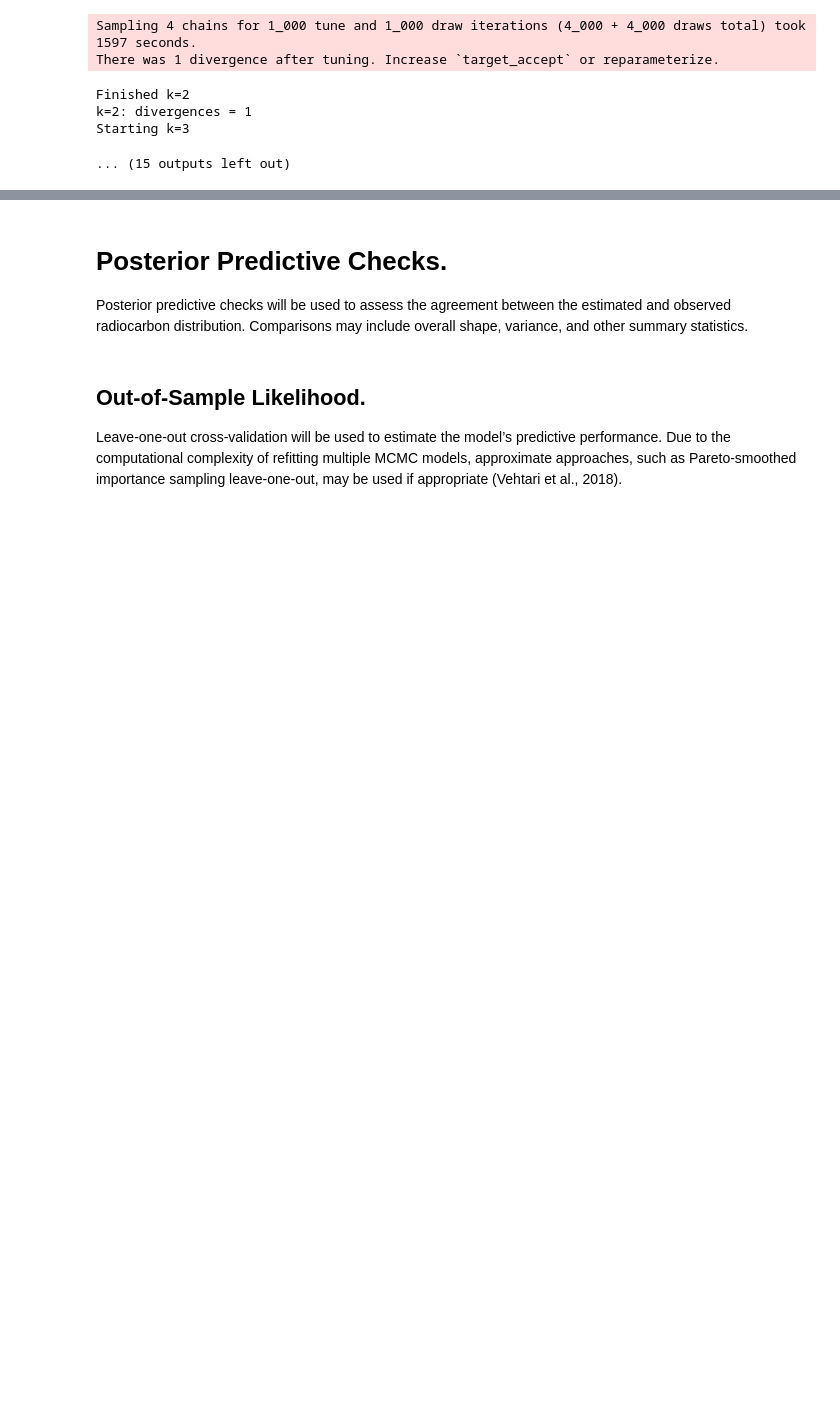
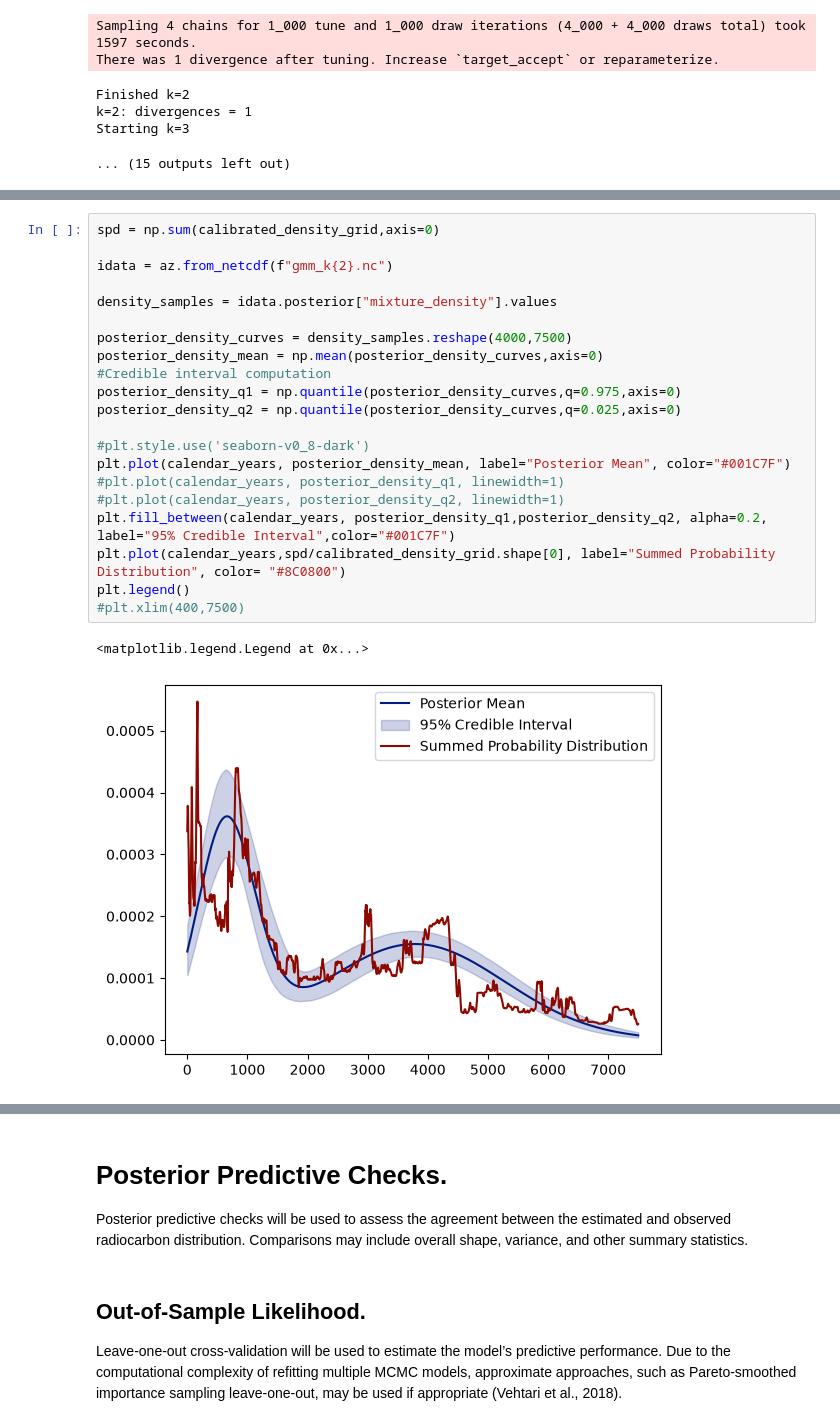
Before and after one commit to marchmanjake/radiocarbon, a Jupyter notebook: final_project_model_pipeline-1.ipynb, the cells around one changed output, grey strips where cells are left out. Cells and saved outputs as stored; diff of their text form; blank space fills up the shorter version.

```diff
--- a/final_project_model_pipeline-1.ipynb
+++ b/final_project_model_pipeline-1.ipynb
@@ -560,0 +584,24 @@ lppd
+# %%
+spd = np.sum(calibrated_density_grid,axis=0)
+
+idata = az.from_netcdf(f"gmm_k{2}.nc")
+
+density_samples = idata.posterior["mixture_density"].values
+
+posterior_density_curves = density_samples.reshape(4000,7500)
+posterior_density_mean = np.mean(posterior_density_curves,axis=0)
+#Credible interval computation
+posterior_density_q1 = np.quantile(posterior_density_curves,q=0.975,axis=0)
+posterior_density_q2 = np.quantile(posterior_density_curves,q=0.025,axis=0)
+
+#plt.style.use('seaborn-v0_8-dark')
+plt.plot(calendar_years, posterior_density_mean, label="Posterior Mean", color="#001C7F")
+#plt.plot(calendar_years, posterior_density_q1, linewidth=1)
+#plt.plot(calendar_years, posterior_density_q2, linewidth=1)
+plt.fill_between(calendar_years, posterior_density_q1,posterior_density_q2, alpha=0.2, label="95% Credible Interval",color="#001C7F")
+plt.plot(calendar_years,spd/calibrated_density_grid.shape[0], label="Summed Probability Distribution", color= "#8C0800")
+plt.legend()
+#plt.xlim(400,7500)
+# %% [output]
+<matplotlib.legend.Legend at 0x...>
+[figure, added]
```
Also changed, not shown: parts of 9 cells of this notebook.
